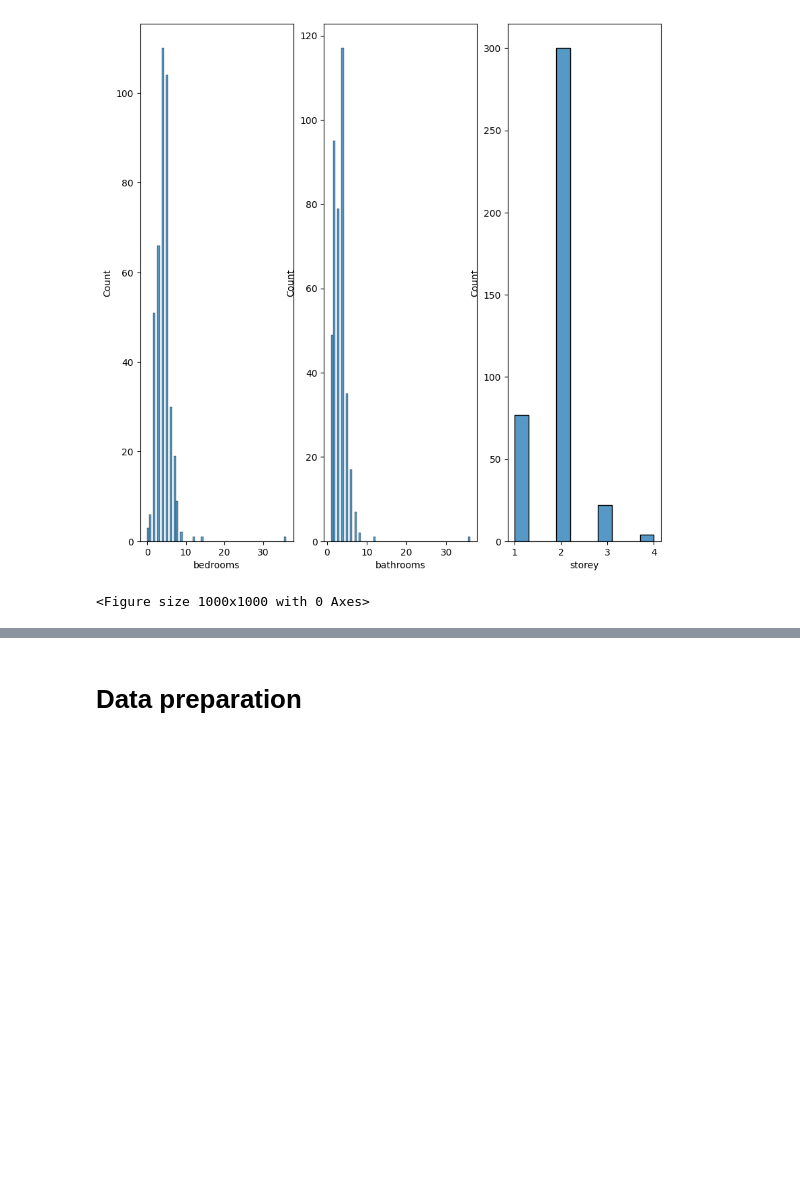
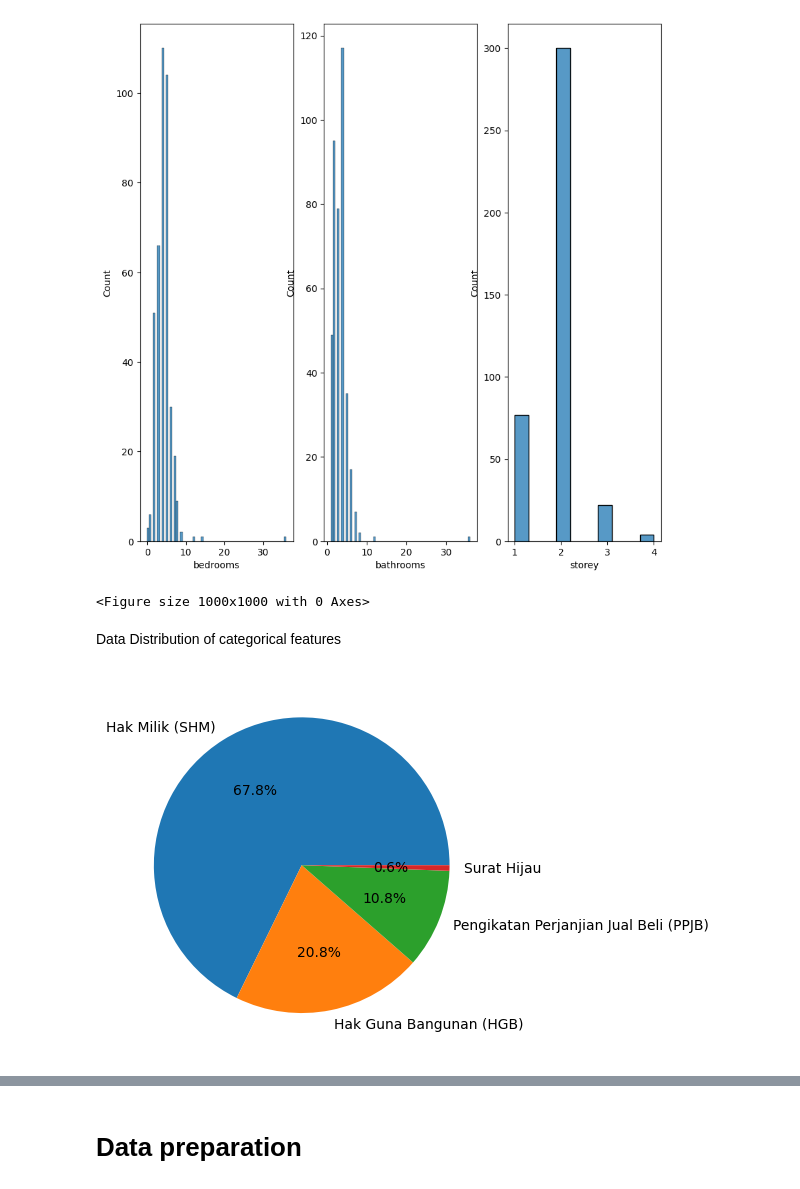
Before and after one commit to 3instein/ml-midterm, a Jupyter notebook: machine-learning-midterm.ipynb, the cells around one changed output, grey strips where cells are left out. Cells and saved outputs as stored; diff of their text form; code cells hidden in the pictures; blank space fills up the shorter version.

Commit message:
EDA for categorical features

```diff
--- a/machine-learning-midterm.ipynb
+++ b/machine-learning-midterm.ipynb
@@ -167,3 +171,12 @@ plt.show()
 # %% [output]
 [figure]
 <Figure size 1000x1000 with 0 Axes>
+# %% [markdown]
+Data Distribution of categorical features
+# %%
+# Distribution of ownership status
+plt.figsize=(10,10)
+plt.pie(dataset['ownership_status'].value_counts(), labels = dataset['ownership_status'].value_counts().index, autopct='%1.1f%%')
+plt.show()
+# %% [output]
+[figure, added]
```
Also changed, not shown: parts of 12 cells of this notebook.
